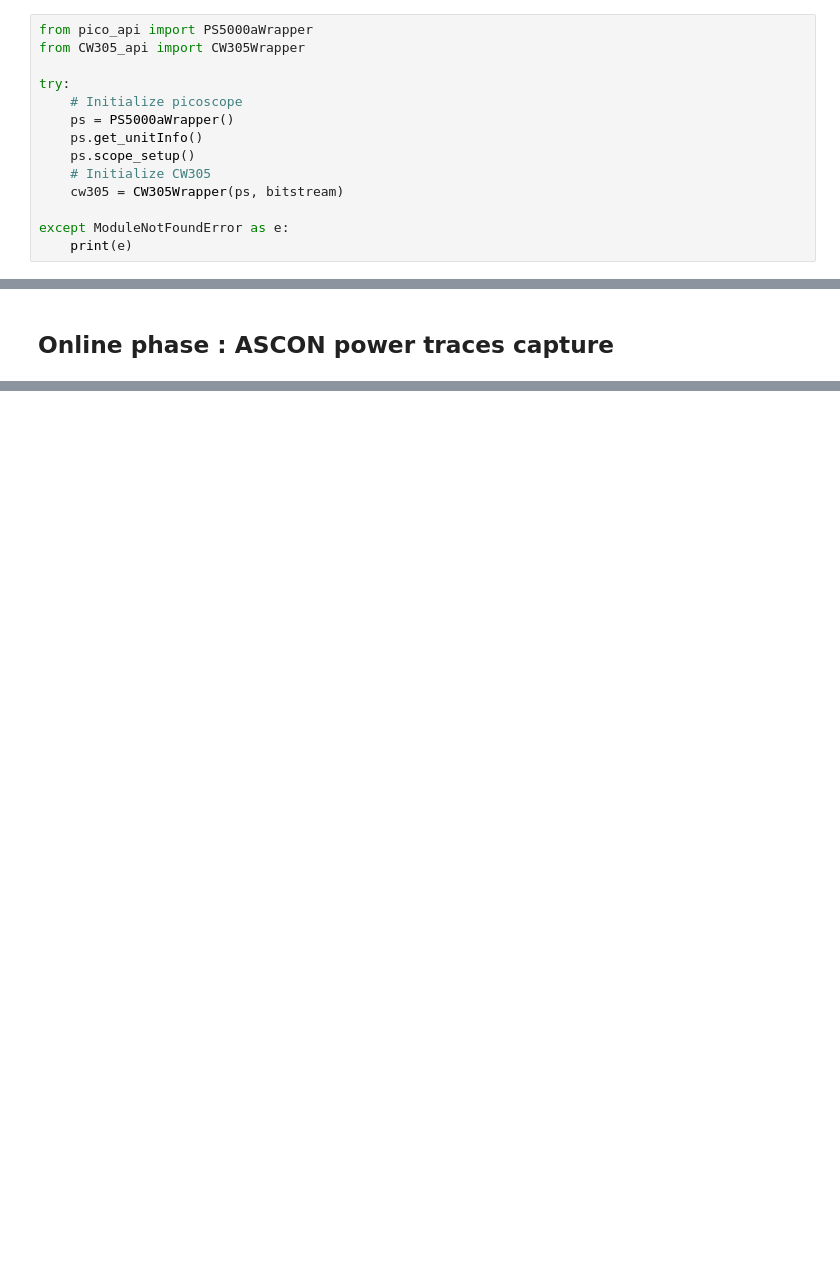
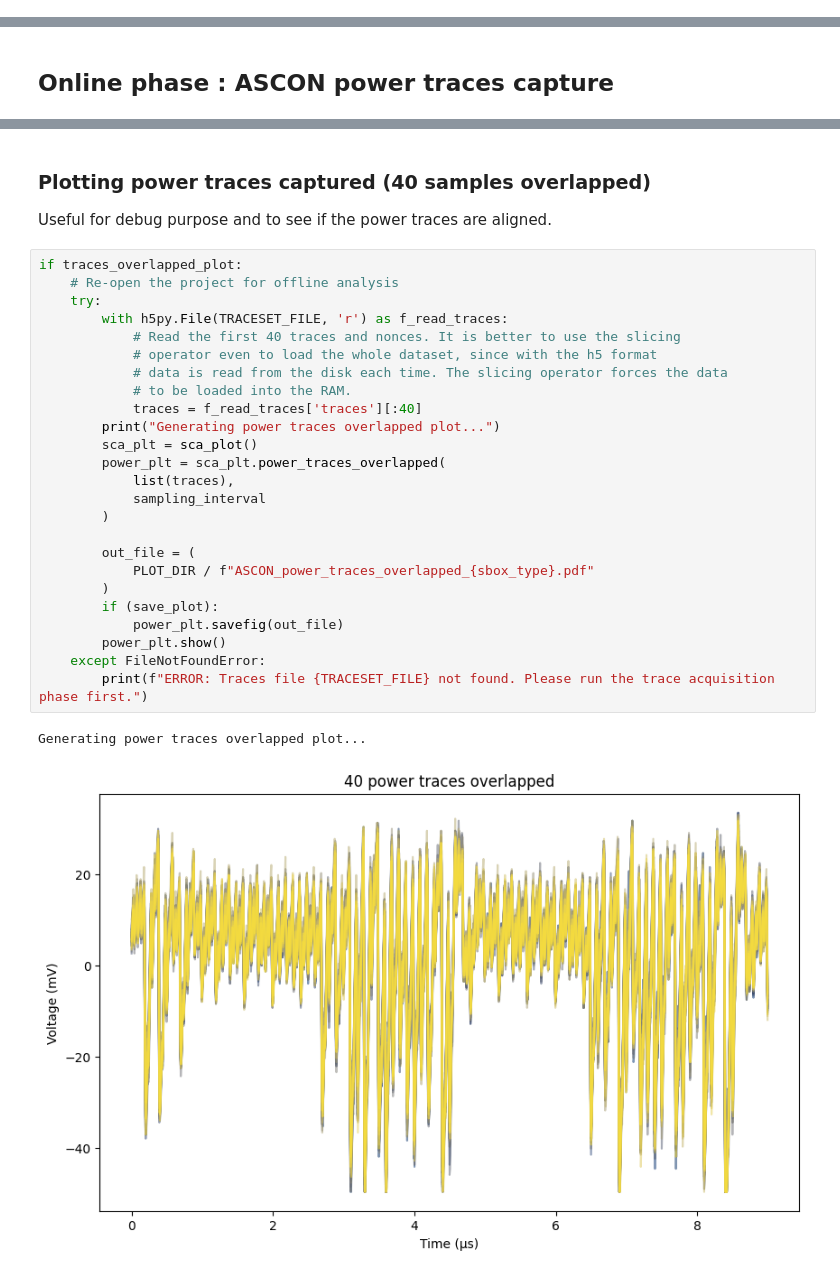
Before and after one commit to edge-group-polito/Side-Channel-Dojo, a Jupyter notebook: sw/notebook/examples/x-heep/ASCON/xheep_capture_ASCON.ipynb, the cells around one changed output, grey strips where cells are left out. Cells and saved outputs as stored; diff of their text form; blank space fills up the shorter version.

Commit message:
Add ASCON SCA notebooks and capture script; refactor leakage modeL

```diff
--- a/sw/notebook/examples/x-heep/ASCON/xheep_capture_ASCON.ipynb
+++ b/sw/notebook/examples/x-heep/ASCON/xheep_capture_ASCON.ipynb
@@ -132,14 +57,0 @@ print("==========================================================\n")
-# %%
-from pico_api import PS5000aWrapper
-from CW305_api import CW305Wrapper
-
-try:
-    # Initialize picoscope
-    ps = PS5000aWrapper()
-    ps.get_unitInfo()
-    ps.scope_setup()
-    # Initialize CW305
-    cw305 = CW305Wrapper(ps, bitstream)
-
-except ModuleNotFoundError as e:
-    print(e)
@@ -186,0 +378,31 @@ ps.dis()
+# %% [markdown]
+### Plotting power traces captured (40 samples overlapped)
+Useful for debug purpose and to see if the power traces are aligned.
+# %%
+if traces_overlapped_plot:
+    # Re-open the project for offline analysis
+    try:
+        with h5py.File(TRACESET_FILE, 'r') as f_read_traces:
+            # Read the first 40 traces and nonces. It is better to use the slicing
+            # operator even to load the whole dataset, since with the h5 format
+            # data is read from the disk each time. The slicing operator forces the data
+            # to be loaded into the RAM.
+            traces = f_read_traces['traces'][:40]
+        print("Generating power traces overlapped plot...")
+        sca_plt = sca_plot()
+        power_plt = sca_plt.power_traces_overlapped(
+            list(traces),
+            sampling_interval
+        )
+
+        out_file = (
+            PLOT_DIR / f"ASCON_power_traces_overlapped_{sbox_type}.pdf"
+        )
+        if (save_plot):
+            power_plt.savefig(out_file)
+        power_plt.show()
+    except FileNotFoundError:
+        print(f"ERROR: Traces file {TRACESET_FILE} not found. Please run the trace acquisition phase first.")
+# %% [output]
+Generating power traces overlapped plot...
+[figure, added]
```
Also changed, not shown: parts of 11 cells of this notebook, 23 other files.
